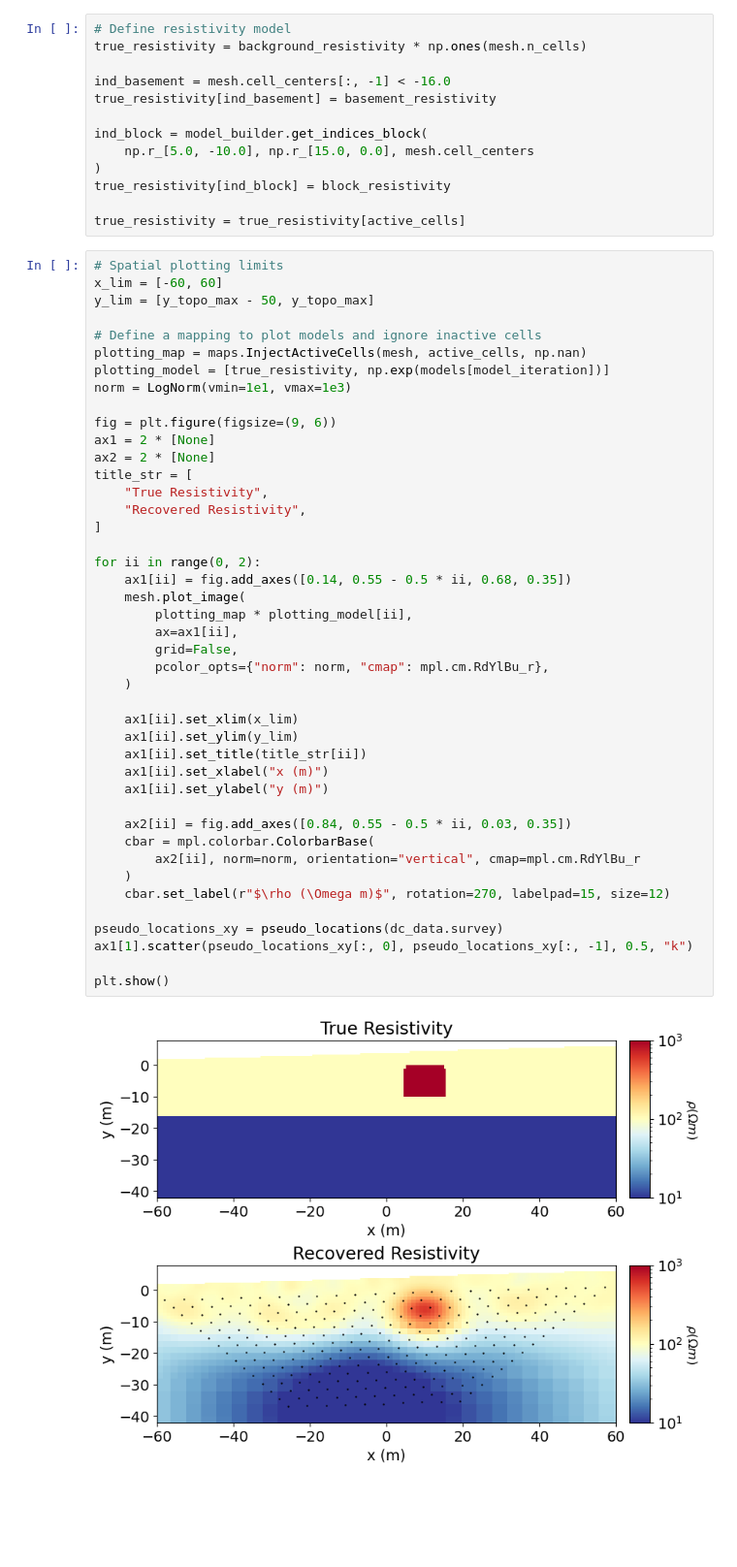
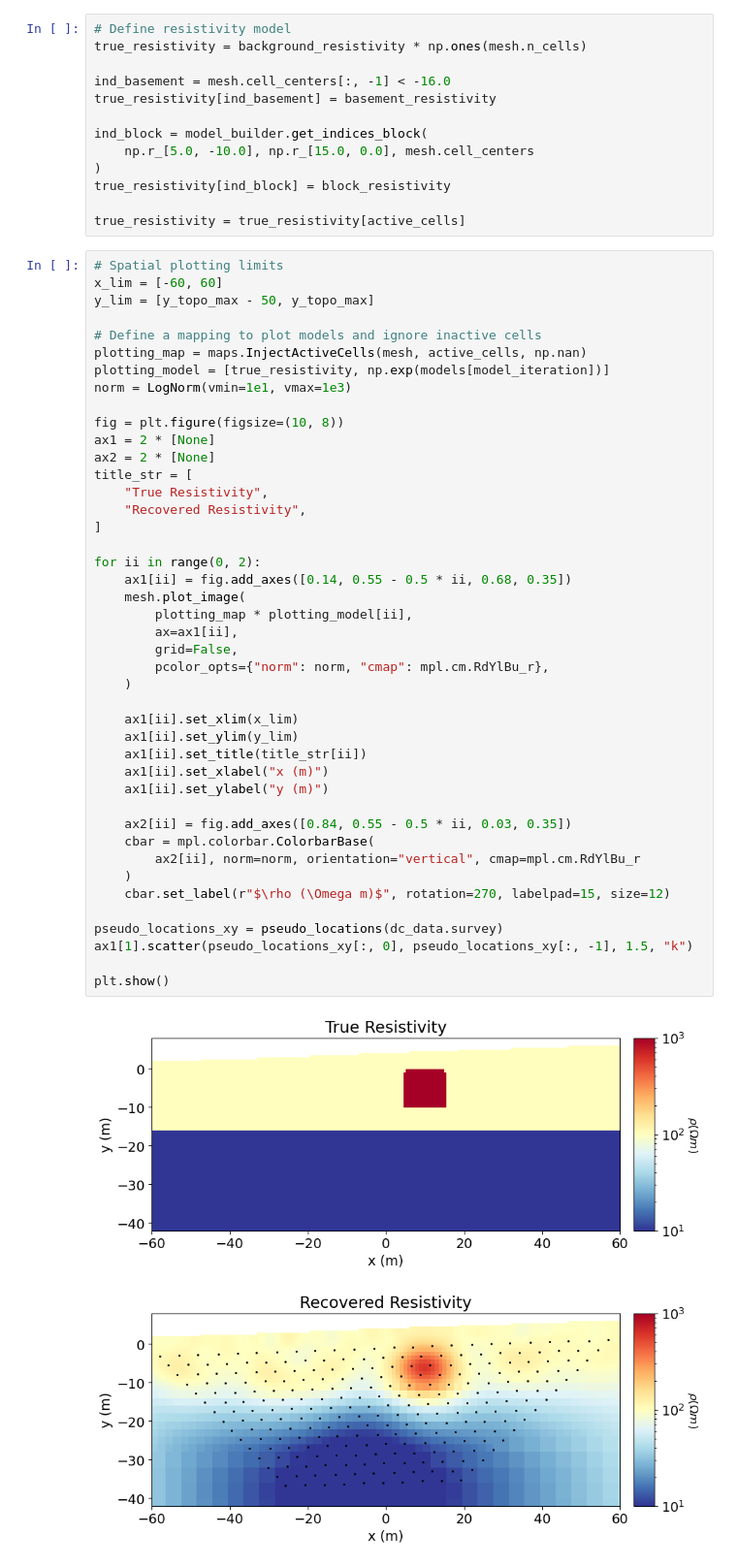
Before and after one commit to simpeg/agrogeo24, a Jupyter notebook: notebooks/02-inversion-dc-resistivity-2d.ipynb, the cells around one changed output. Shown at 97% size. Cells and saved outputs as stored; diff of their text form; blank space fills up the shorter version.

```diff
--- a/notebooks/02-inversion-dc-resistivity-2d.ipynb
+++ b/notebooks/02-inversion-dc-resistivity-2d.ipynb
@@ -793,38 +795,38 @@ plotting_map = maps.InjectActiveCells(mesh, active_cells, np.nan)
 plotting_model = [true_resistivity, np.exp(models[model_iteration])]
 norm = LogNorm(vmin=1e1, vmax=1e3)
 
-fig = plt.figure(figsize=(9, 6))
+fig = plt.figure(figsize=(10, 8))
 ax1 = 2 * [None]
 ax2 = 2 * [None]
 title_str = [
     "True Resistivity",
     "Recovered Resistivity",
 ]
 
 for ii in range(0, 2):
     ax1[ii] = fig.add_axes([0.14, 0.55 - 0.5 * ii, 0.68, 0.35])
     mesh.plot_image(
         plotting_map * plotting_model[ii],
         ax=ax1[ii],
         grid=False,
         pcolor_opts={"norm": norm, "cmap": mpl.cm.RdYlBu_r},
     )
 
     ax1[ii].set_xlim(x_lim)
     ax1[ii].set_ylim(y_lim)
     ax1[ii].set_title(title_str[ii])
     ax1[ii].set_xlabel("x (m)")
     ax1[ii].set_ylabel("y (m)")
 
     ax2[ii] = fig.add_axes([0.84, 0.55 - 0.5 * ii, 0.03, 0.35])
     cbar = mpl.colorbar.ColorbarBase(
         ax2[ii], norm=norm, orientation="vertical", cmap=mpl.cm.RdYlBu_r
     )
     cbar.set_label(r"$\rho (\Omega m)$", rotation=270, labelpad=15, size=12)
 
 pseudo_locations_xy = pseudo_locations(dc_data.survey)
-ax1[1].scatter(pseudo_locations_xy[:, 0], pseudo_locations_xy[:, -1], 0.5, "k")
+ax1[1].scatter(pseudo_locations_xy[:, 0], pseudo_locations_xy[:, -1], 1.5, "k")
 
 plt.show()
 # %% [output]
-[figure, old version]
+[figure, new version]
```
Also changed, not shown: parts of 2 cells of this notebook, 3 other files.
